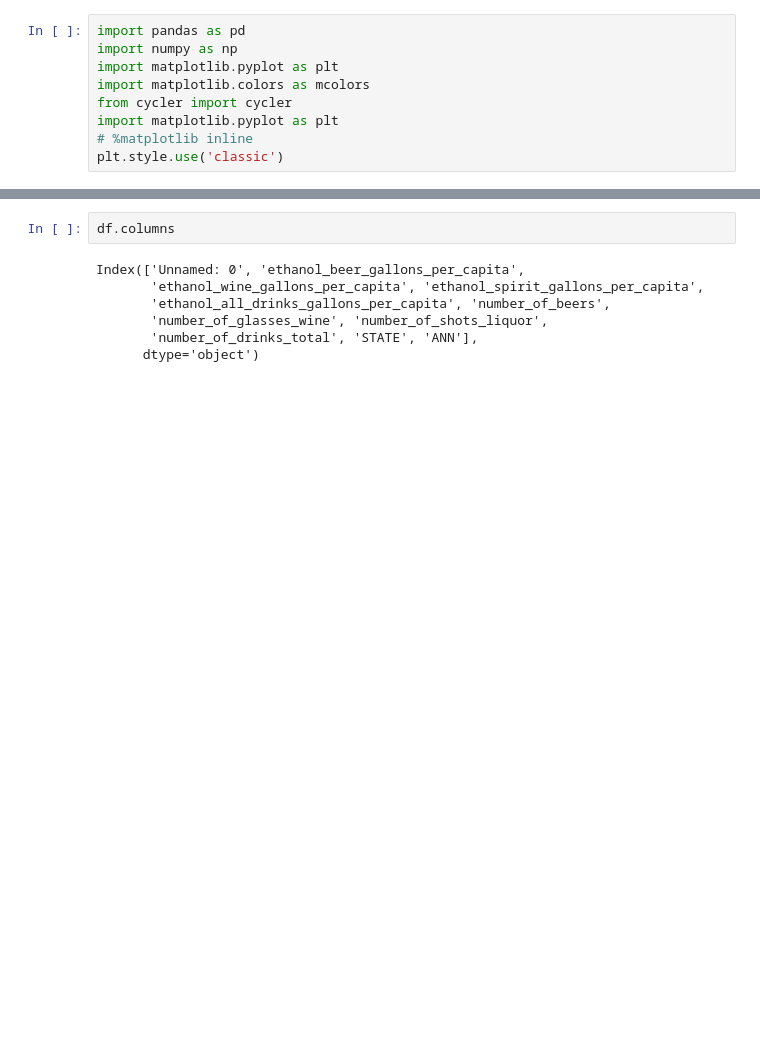
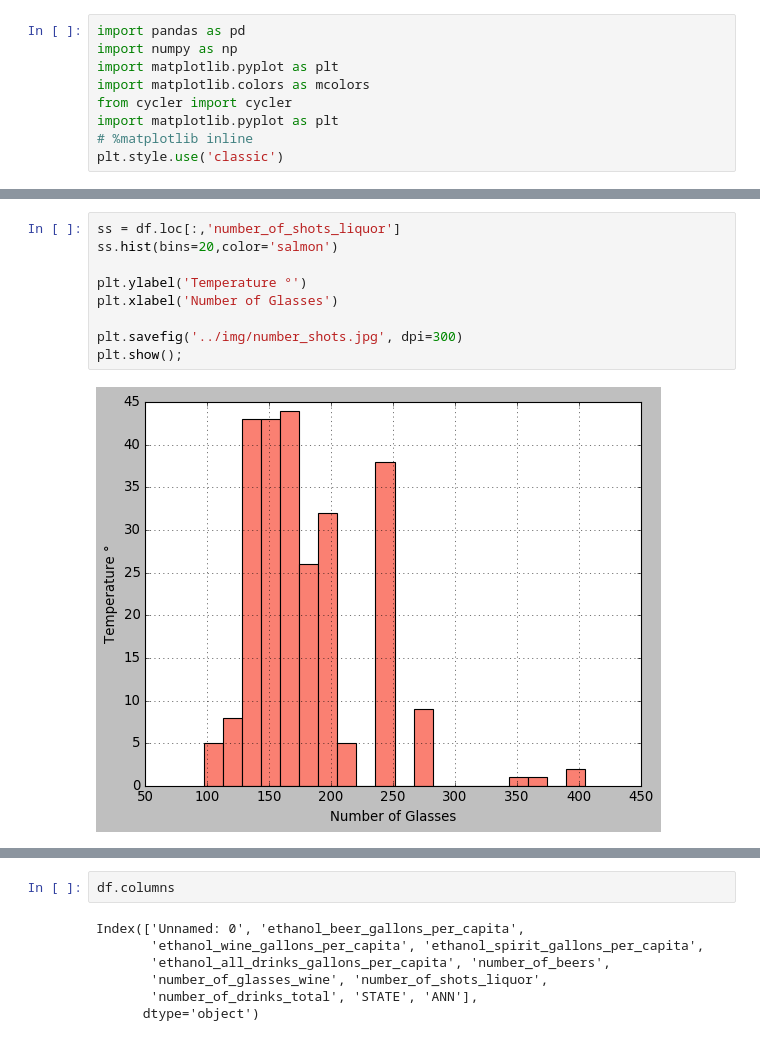
Before and after one commit to MatthewNewell006/alcohol_consumption, a Jupyter notebook: jupyter/2015_alcohol_data_graphing.ipynb, the cells around one changed output, grey strips where cells are left out. Drawn from its saved outputs; the diff is of its cells as text; blank space fills up the shorter version.

```diff
--- a/jupyter/2015_alcohol_data_graphing.ipynb
+++ b/jupyter/2015_alcohol_data_graphing.ipynb
@@ -47,0 +58,11 @@ df
+# %%
+ss = df.loc[:,'number_of_shots_liquor']
+ss.hist(bins=20,color='salmon')
+
+plt.ylabel('Temperature °')
+plt.xlabel('Number of Glasses')
+
+plt.savefig('../img/number_shots.jpg', dpi=300)
+plt.show();
+# %% [output]
+[figure, added]
```
Also changed, not shown: parts of 22 cells of this notebook, 8 other files.
